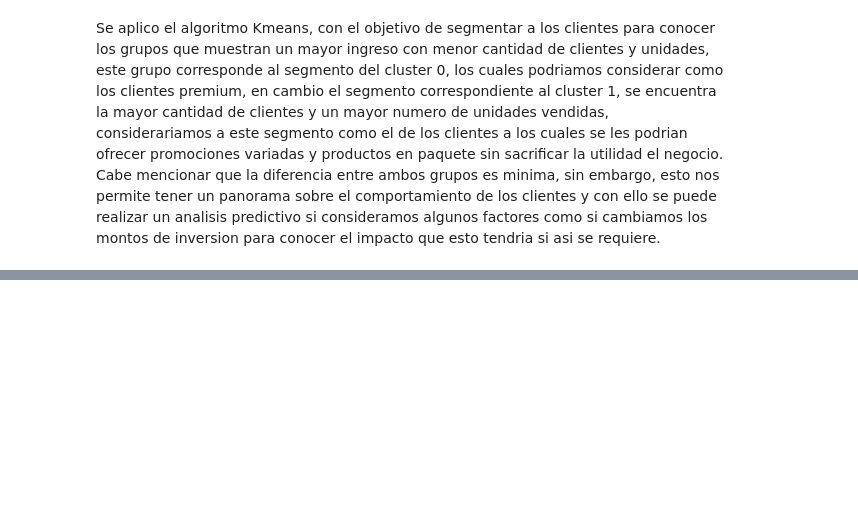
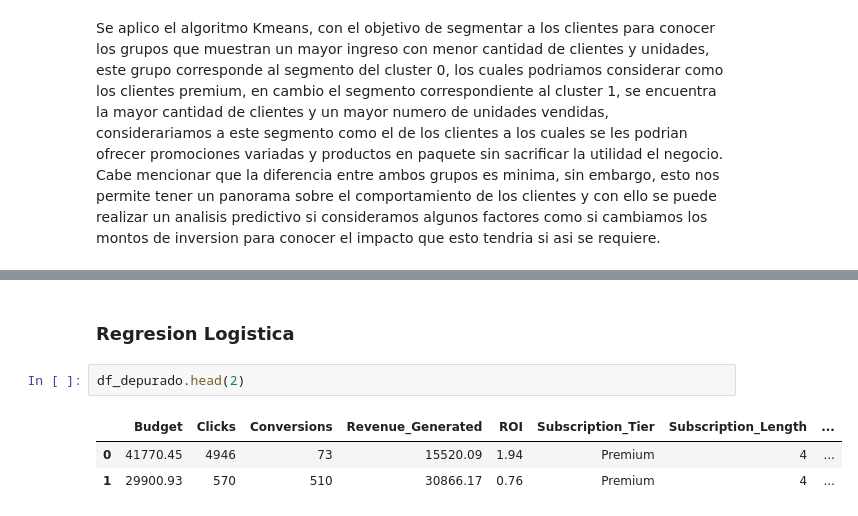
Before and after one commit to edy-29/Segmentacion-clientes, a Jupyter notebook: marketing.ipynb, the cells around one changed output, grey strips where cells are left out. Drawn from its saved outputs; the diff is of its cells as text; blank space fills up the shorter version.

```diff
--- a/marketing.ipynb
+++ b/marketing.ipynb
@@ -547,0 +680,8 @@ Se aplico el algoritmo Kmeans, con el objetivo de segmentar a los clientes para
+# %% [markdown]
+### Regresion Logistica
+# %%
+df_depurado.head(2)
+# %% [output]
+|  | Budget | Clicks | Conversions | Revenue_Generated | ROI | Subscription_Tier | Subscription_Length | ... |
+| 0 | 41770.45 | 4946 | 73 | 15520.09 | 1.94 | Premium | 4 | ... |
+| 1 | 29900.93 | 570 | 510 | 30866.17 | 0.76 | Premium | 4 | ... |
```
Also changed, not shown: parts of 27 cells of this notebook.
